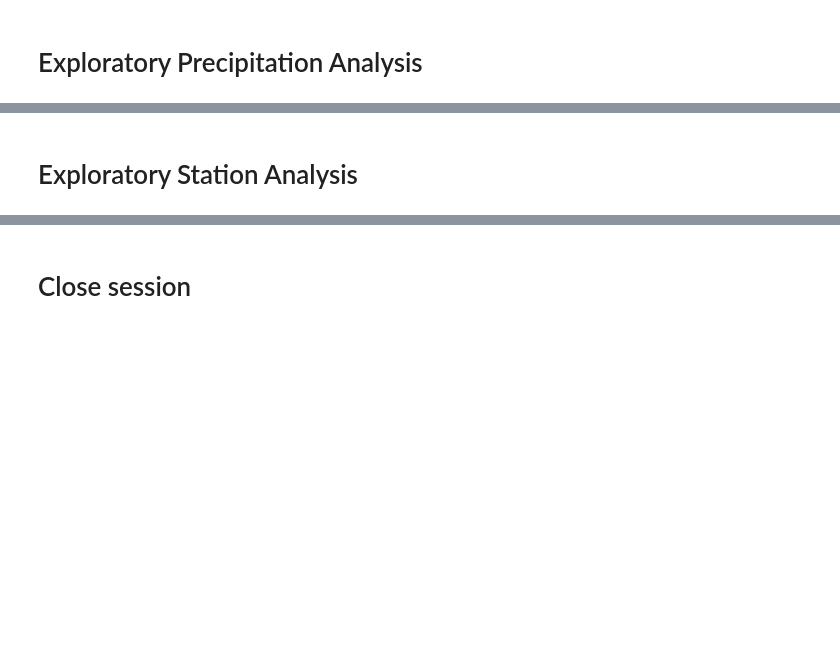
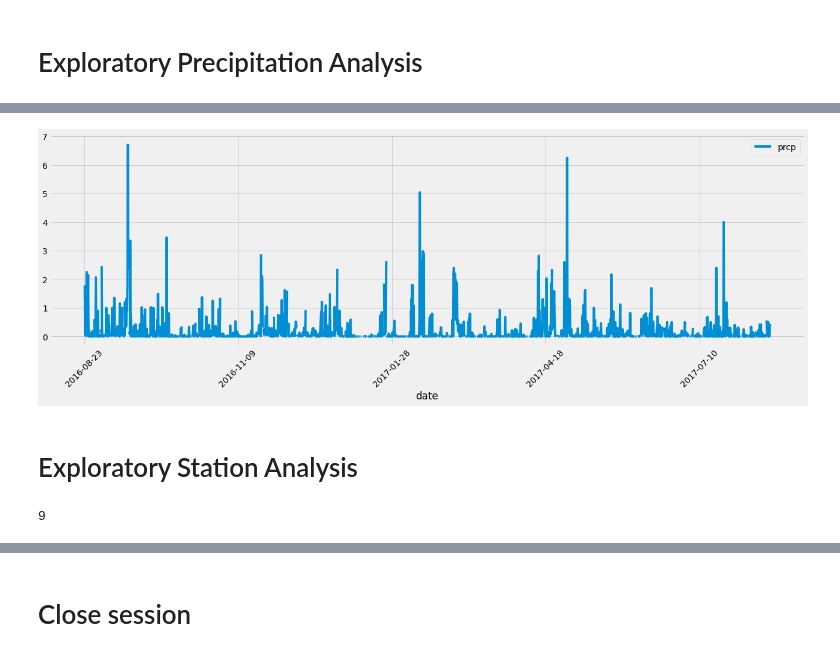
Before and after one commit to hladero/sqlalchemy-challenge, a Jupyter notebook: climate_starter.ipynb, the cells around one changed output, grey strips where cells are left out. Drawn from its saved outputs; the diff is of its cells as text; code cells hidden in the pictures; blank space fills up the shorter version.

```diff
--- a/climate_starter.ipynb
+++ b/climate_starter.ipynb
@@ -49,6 +77,6 @@ session = Session (bind=engine)
 # Exploratory Precipitation Analysis
 # %%
 # Find the most recent date in the data set.
-most_recent_date = session.query(measurement.date).order_by(measurement.date.desc()).first()
-print(most_recent_date)
+most_recent_date = session.query(measurement.date).order_by(measurement.date.desc()).first()[0]
+most_recent_date
 # %% [output]
@@ -56,29 +103,34 @@ print(most_recent_date)
 # %%
 # Design a query to retrieve the last 12 months of precipitation data and plot the results.
 # Starting from the most recent data point in the database.
 
 # Calculate the date one year from the last date in data set.
+prevYear = dt.datetime.strptime(most_recent_date,'%Y-%m-%d') - dt.timedelta(366)
 
-
-# Perform a query to retrieve the data and precipitation scores
-
+# Perform a query to retrieve the date and precipitation scores
+result = session.query(measurement.date, measurement.prcp).filter(measurement.date > prevYear).all()
 
 # Save the query results as a Pandas DataFrame and set the index to the date column
-
+df = pd.DataFrame(result).set_index('date')
 
 # Sort the dataframe by date
-
+df.sort_index(inplace=True)
 
 # Use Pandas Plotting with Matplotlib to plot the data
-#prcp_data = session.query(measurement.date, measurement.prcp).\
- #   filter(measurement.date >= one_year_ago).\
-  #  order_by(measurement.date).all()
+df.plot(figsize=(20,6),rot=45)
+plt.show()
+# %% [output]
+[figure, added]
 # %%
 # Use Pandas to calcualte the summary statistics for the precipitation data
 # %% [markdown]
 # Exploratory Station Analysis
 # %%
 # Design a query to calculate the total number stations in the dataset
+number_stations = session.query(measurement).group_by(measurement.station).count()
+number_stations
+# %% [output]
+9
 # %%
 # Design a query to find the most active stations (i.e. what stations have the most rows?)
 # List the stations and the counts in descending order.
```
Also changed, not shown: parts of 12 cells of this notebook.
